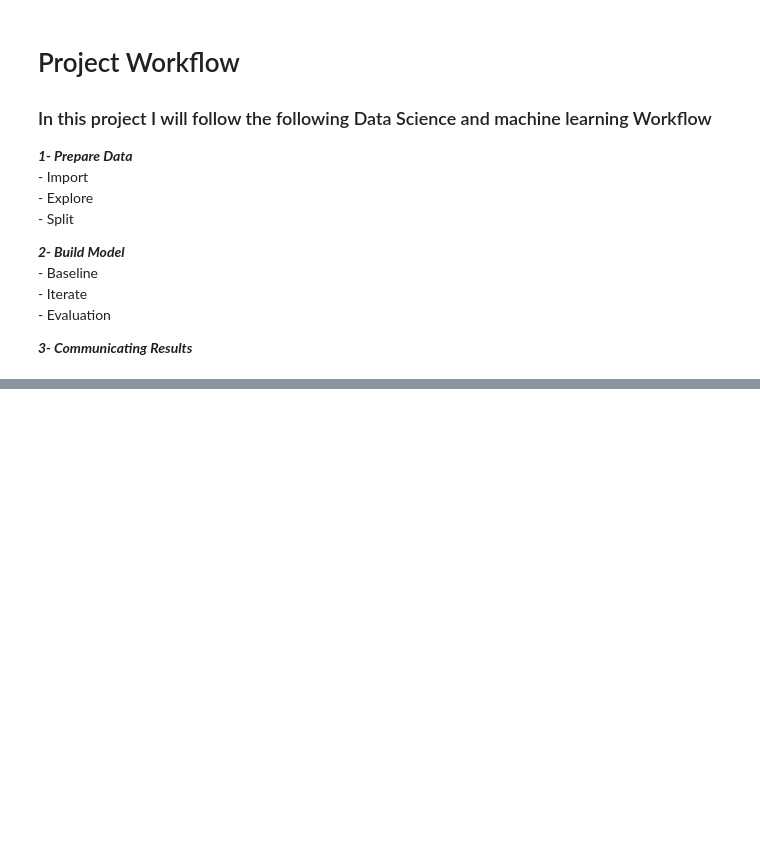
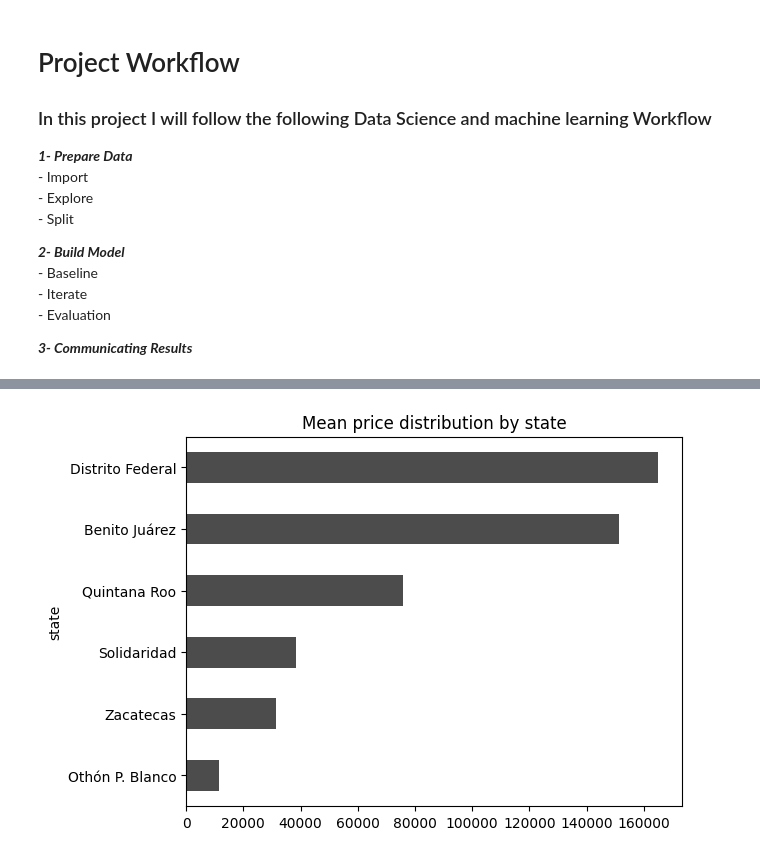
Before and after one commit to MohamedMohsen20501990/Housing_in_Mexico, a Jupyter notebook: notebooks/main.ipynb, the cells around one changed output, grey strips where cells are left out. Saved outputs shown, nothing was run; the diff lists cells and outputs as text; code cells hidden in the pictures; blank space fills up the shorter version.

```diff
--- a/notebooks/main.ipynb
+++ b/notebooks/main.ipynb
@@ -31,0 +358,4 @@ df.head(5)
+# %%
+# Lets figure out if the state has a relationship to the price's mean
+state_grouped = df1.groupby("state")["price_usd"].mean().sort_values()
+state_grouped
@@ -31,0 +371,7 @@ df.head(5)
+# %%
+# However it's clearly that the capital has the more high prices, let's plot it
+state_grouped.plot(kind="barh", color="black", alpha=0.7);
+plt.title("Mean price distribution by state")
+plt.savefig("../reports/figures/price_by_state.png", dpi=150)
+# %% [output]
+[figure, added]
```
Also changed, not shown: parts of 63 cells of this notebook.
